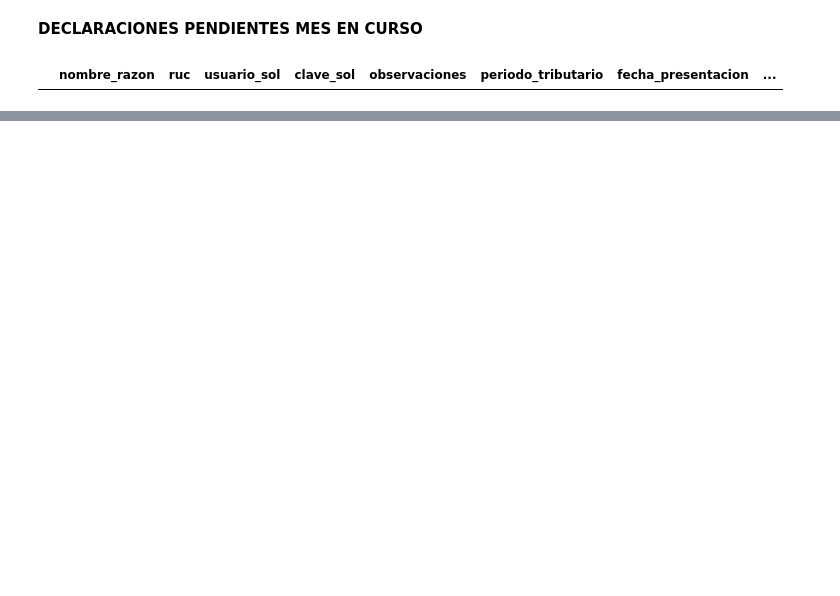
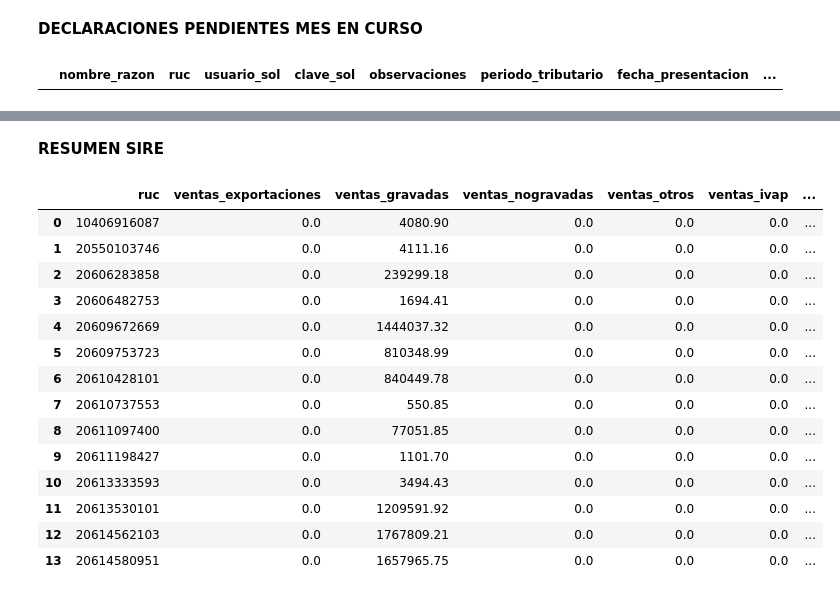
Before and after one commit to Raknaros/pytest, a Jupyter notebook: MetaContabilidad.ipynb, the cells around one changed output, grey strips where cells are left out. Saved outputs shown, nothing was run; the diff lists cells and outputs as text; code cells hidden in the pictures; blank space fills up the shorter version.

```diff
--- a/MetaContabilidad.ipynb
+++ b/MetaContabilidad.ipynb
@@ -43,7 +43,7 @@ def get_mes_anterior(meses):
     return int(mes_anterior.strftime('%Y%m'))
 periodo_cerrado = get_mes_anterior(1)
 periodo_corriente = get_mes_anterior(0)
-periodo_seleccionado = 202410
+periodo_seleccionado = 202508
 # %% [markdown]
 **CONSULTAS SQL**
 # %%
@@ -124,0 +143,2 @@ NameError: name 'pd' is not defined
+# %% [markdown]
+**RESUMEN SIRE**
@@ -124,0 +217,18 @@ NameError: name 'pd' is not defined
+# %%
+resumen
+# %% [output]
+|  | ruc | ventas_exportaciones | ventas_gravadas | ventas_nogravadas | ventas_otros | ventas_ivap | ... |
+| 0 | 10406916087 | 0.0 | 4080.90 | 0.0 | 0.0 | 0.0 | ... |
+| 1 | 20550103746 | 0.0 | 4111.16 | 0.0 | 0.0 | 0.0 | ... |
+| 2 | 20606283858 | 0.0 | 239299.18 | 0.0 | 0.0 | 0.0 | ... |
+| 3 | 20606482753 | 0.0 | 1694.41 | 0.0 | 0.0 | 0.0 | ... |
+| 4 | 20609672669 | 0.0 | 1444037.32 | 0.0 | 0.0 | 0.0 | ... |
+| 5 | 20609753723 | 0.0 | 810348.99 | 0.0 | 0.0 | 0.0 | ... |
+| 6 | 20610428101 | 0.0 | 840449.78 | 0.0 | 0.0 | 0.0 | ... |
+| 7 | 20610737553 | 0.0 | 550.85 | 0.0 | 0.0 | 0.0 | ... |
+| 8 | 20611097400 | 0.0 | 77051.85 | 0.0 | 0.0 | 0.0 | ... |
+| 9 | 20611198427 | 0.0 | 1101.70 | 0.0 | 0.0 | 0.0 | ... |
+| 10 | 20613333593 | 0.0 | 3494.43 | 0.0 | 0.0 | 0.0 | ... |
+| 11 | 20613530101 | 0.0 | 1209591.92 | 0.0 | 0.0 | 0.0 | ... |
+| 12 | 20614562103 | 0.0 | 1767809.21 | 0.0 | 0.0 | 0.0 | ... |
+| 13 | 20614580951 | 0.0 | 1657965.75 | 0.0 | 0.0 | 0.0 | ... |
```
Also changed, not shown: parts of 4 cells of this notebook, 8 other files.
